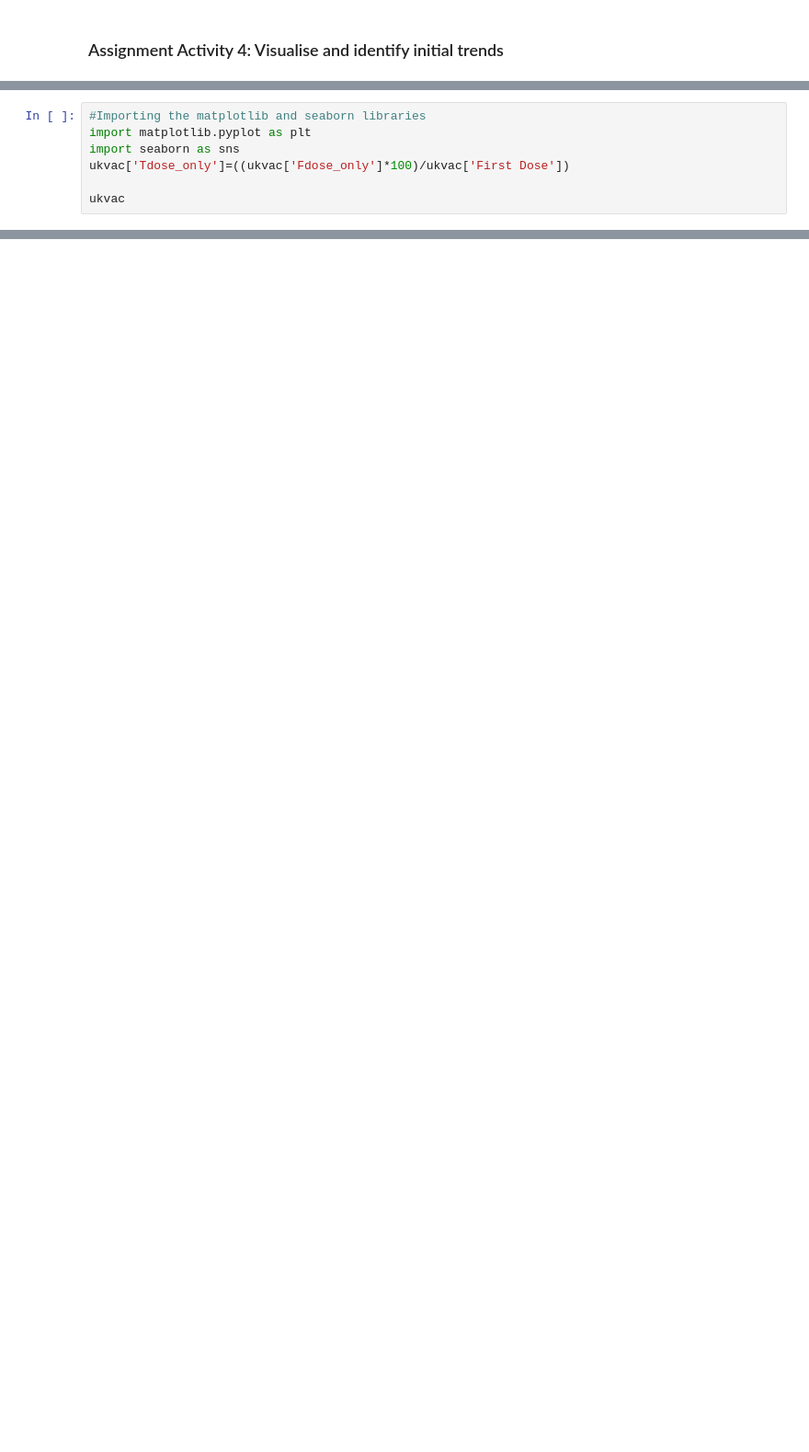
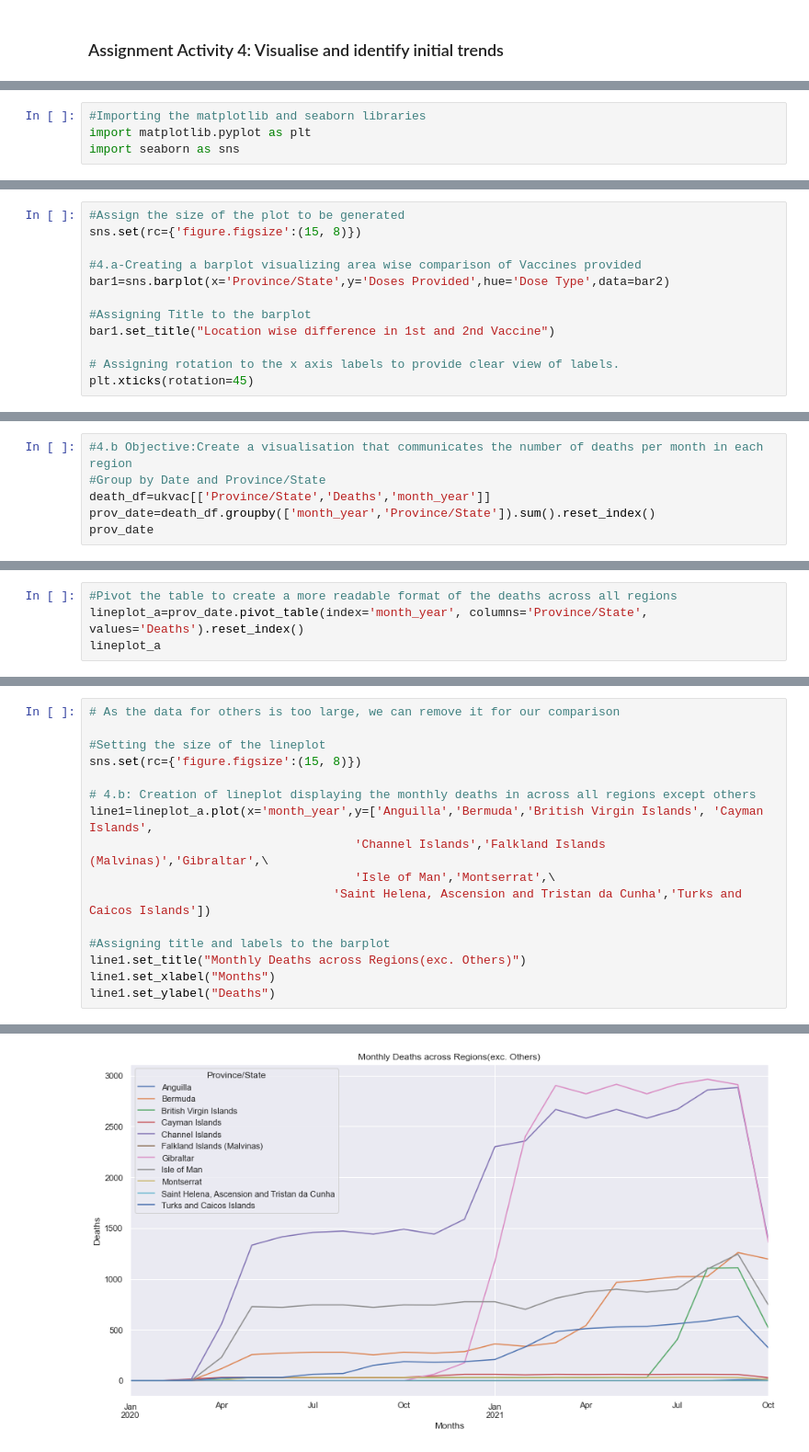
Before and after one commit to shaunanilson/Covid19_Analysis_LSE, a Jupyter notebook: Final Assignment - Uk Covid Cases.ipynb, the cells around one changed output, grey strips where cells are left out. Shown at 92% size. Drawn from its saved outputs; the diff is of its cells as text; blank space fills up the shorter version.

```diff
--- a/Final Assignment - Uk Covid Cases.ipynb
+++ b/Final Assignment - Uk Covid Cases.ipynb
@@ -300,6 +299,3 @@ memory usage: 651.6+ KB
 #Importing the matplotlib and seaborn libraries
 import matplotlib.pyplot as plt
 import seaborn as sns
-ukvac['Tdose_only']=((ukvac['Fdose_only']*100)/ukvac['First Dose'])
-
-ukvac
@@ -319,0 +336,12 @@ ukvac
+# %%
+#Assign the size of the plot to be generated
+sns.set(rc={'figure.figsize':(15, 8)})
+
+#4.a-Creating a barplot visualizing area wise comparison of Vaccines provided
+bar1=sns.barplot(x='Province/State',y='Doses Provided',hue='Dose Type',data=bar2)
+
+#Assigning Title to the barplot
+bar1.set_title("Location wise difference in 1st and 2nd Vaccine")
+
+# Assigning rotation to the x axis labels to provide clear view of labels.
+plt.xticks(rotation=45)
@@ -319,0 +367,6 @@ ukvac
+# %%
+#4.b Objective:Create a visualisation that communicates the number of deaths per month in each region
+#Group by Date and Province/State
+death_df=ukvac[['Province/State','Deaths','month_year']]
+prov_date=death_df.groupby(['month_year','Province/State']).sum().reset_index()
+prov_date
@@ -319,0 +387,4 @@ ukvac
+# %%
+#Pivot the table to create a more readable format of the deaths across all regions
+lineplot_a=prov_date.pivot_table(index='month_year', columns='Province/State', values='Deaths').reset_index()
+lineplot_a
@@ -319,0 +409,17 @@ ukvac
+# %%
+# As the data for others is too large, we can remove it for our comparison
+
+#Setting the size of the lineplot
+sns.set(rc={'figure.figsize':(15, 8)})
+
+# 4.b: Creation of lineplot displaying the monthly deaths in across all regions except others
+line1=lineplot_a.plot(x='month_year',y=['Anguilla','Bermuda','British Virgin Islands', 'Cayman Islands',
+                                     'Channel Islands','Falkland Islands (Malvinas)','Gibraltar',\
+                                     'Isle of Man','Montserrat',\
+                                  'Saint Helena, Ascension and Tristan da Cunha','Turks and Caicos Islands'])
+
+#Assigning title and labels to the barplot
+line1.set_title("Monthly Deaths across Regions(exc. Others)")
+line1.set_xlabel("Months")
+line1.set_ylabel("Deaths")
+# %% [output]
@@ -319,0 +427 @@ ukvac
+[figure, added]
```
Also changed, not shown: parts of 18 cells of this notebook, 3 other files.
